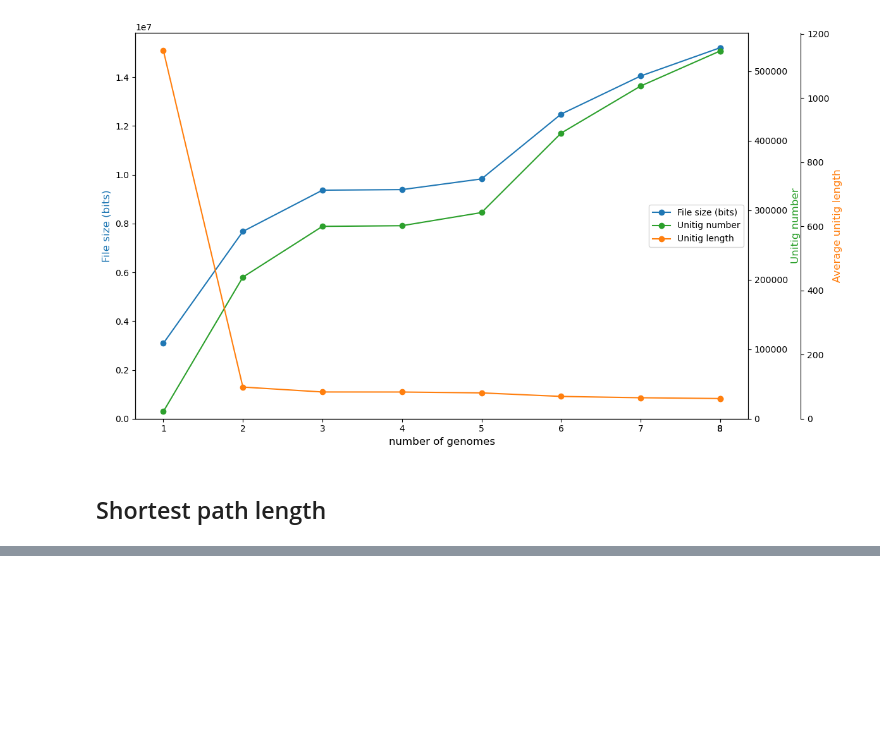
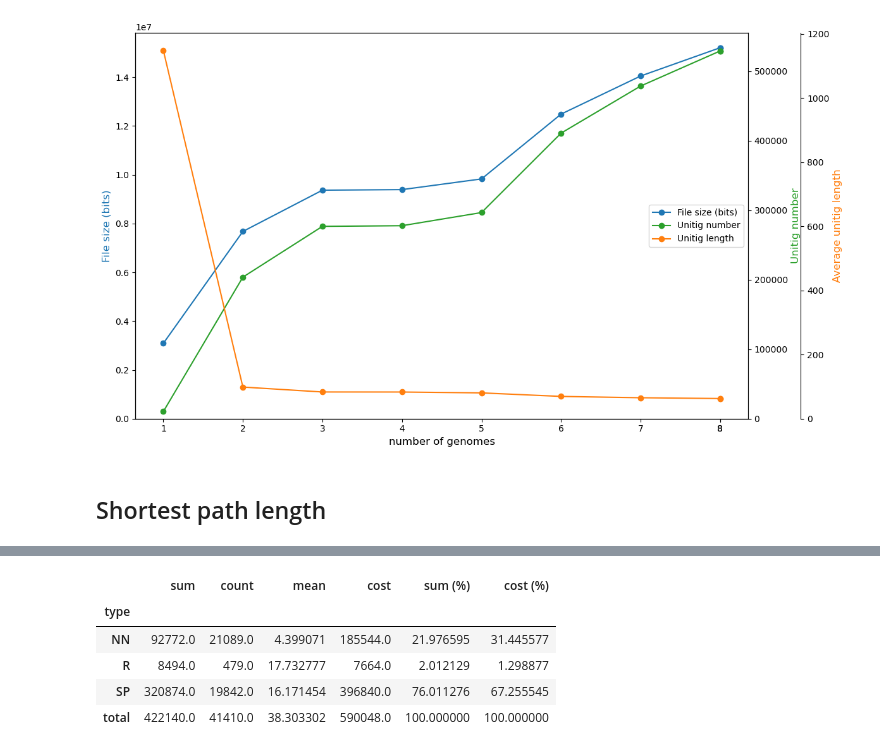
Before and after one commit to flopau76/dBG_project, a Jupyter notebook: analysis.ipynb, the cells around one changed output, grey strips where cells are left out. Drawn from its saved outputs; the diff is of its cells as text; code cells hidden in the pictures; blank space fills up the shorter version.

```diff
--- a/analysis.ipynb
+++ b/analysis.ipynb
@@ -274,0 +260,41 @@ df_r.tail(50)
+# %%
+n = 8
+k = 23
+path = f"data/scerevisiae8_encoding/A_n{n}_k{k}.txt"
+
+rows = []
+with open(path) as f:
+    for line in f:
+        line = line.strip()
+        if line.startswith("R:"):
+            parts = line[2:].split("-")
+            if len(parts) == 2:
+                rep, offset = map(int, parts)
+                if rep > 0:
+                    rows.append({'type': 'R', 'length': rep})
+        elif line.startswith("SP:"):
+            length = int(line[3:])
+            if length >= 8:
+                rows.append({'type': 'SP', 'length': length})
+            else:
+                rows.append({'type': 'NN', 'length': length})
+
+df = pd.DataFrame(rows)
+# %%
+df_res = df.groupby('type')['length'].agg(['sum', 'count', 'mean'])
+cost_map = {'NN': 2, 'R': 16, 'SP': 20}
+df_res['cost'] = df_res.index.map(cost_map).fillna(0) * df_res['count']
+df_res.loc['NN', 'cost'] = 2 * df_res['sum']['NN']
+df_res.loc['total'] = df_res.sum()
+
+df_res['sum (%)'] = 100 * df_res['sum'] / df_res.loc['total', 'sum']
+df_res['cost (%)'] = 100 * df_res['cost'] / df_res.loc['total', 'cost']
+
+df_res
+# %% [output]
+|  | sum | count | mean | cost | sum (%) | cost (%) |
+| type |  |  |  |  |  |  |
+| NN | 92772.0 | 21089.0 | 4.399071 | 185544.0 | 21.976595 | 31.445577 |
+| R | 8494.0 | 479.0 | 17.732777 | 7664.0 | 2.012129 | 1.298877 |
+| SP | 320874.0 | 19842.0 | 16.171454 | 396840.0 | 76.011276 | 67.255545 |
+| total | 422140.0 | 41410.0 | 38.303302 | 590048.0 | 100.000000 | 100.000000 |
```
Also changed, not shown: parts of 4 cells of this notebook, 2 other files.
